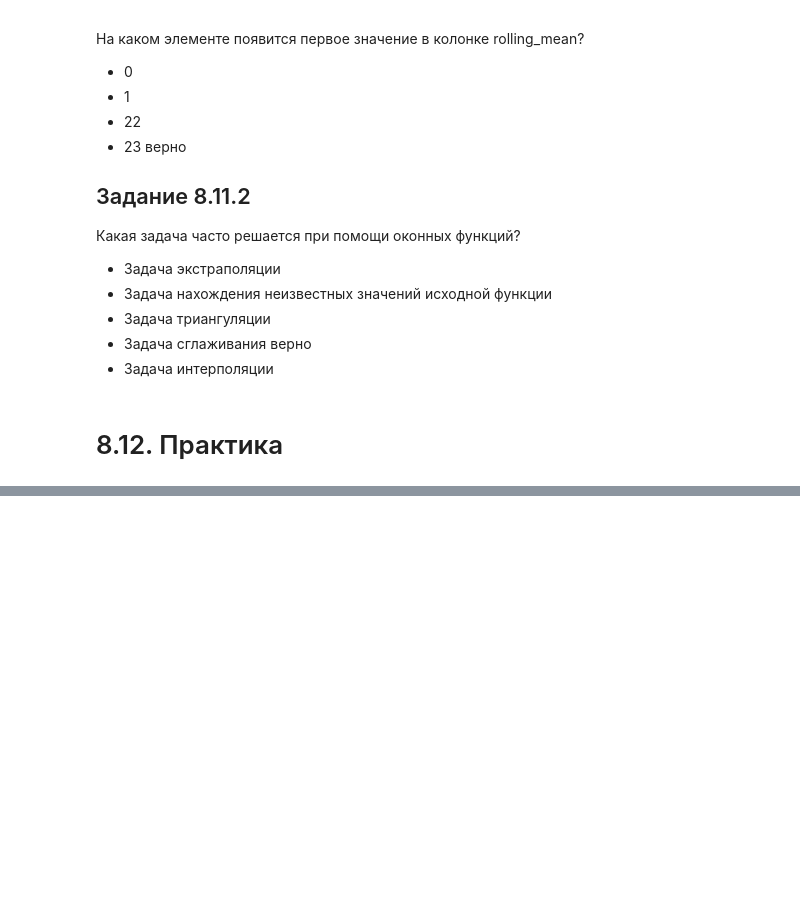
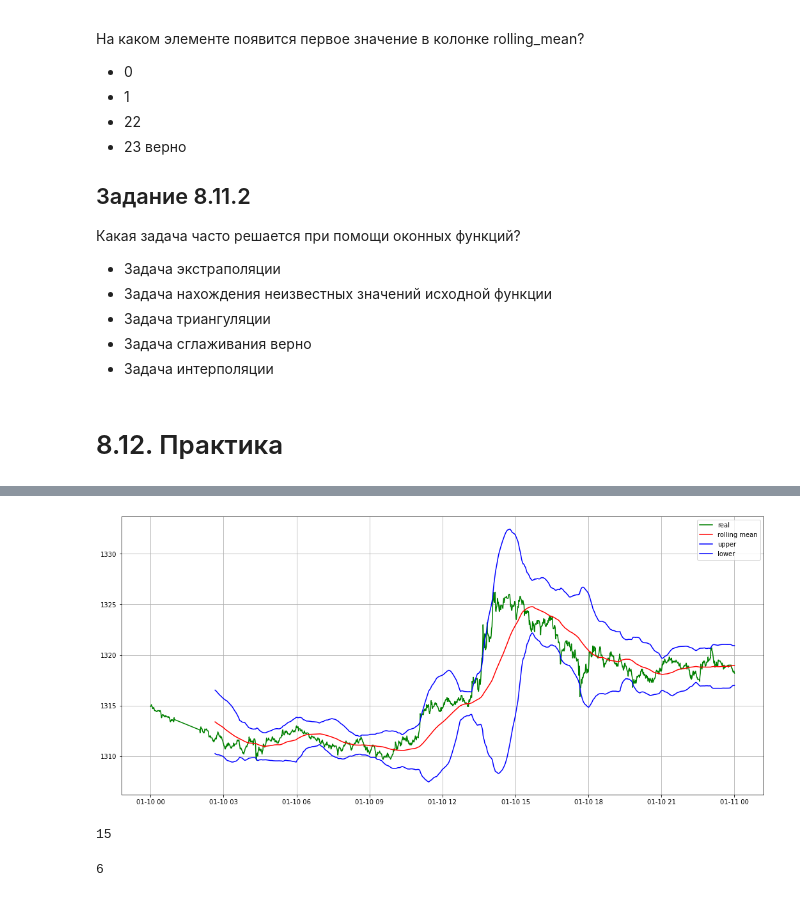
Before and after one commit to IvanRumyantsev/Skillfactory_DST_10, a Jupyter notebook: Юнит 7. Machine Learning в продакшн/ML-8. Временные ряды в машинном обучении/ML-8. Временные ряды в машинном обучении.ipynb, the cells around one changed output, grey strips where cells are left out. Saved outputs shown, nothing was run; the diff lists cells and outputs as text; code cells hidden in the pictures; blank space fills up the shorter version.

```diff
--- a/Юнит 7. Machine Learning в продакшн/ML-8. Временные ряды в машинном обучении/ML-8. Временные ряды в машинном обучении.ipynb
+++ b/Юнит 7. Machine Learning в продакшн/ML-8. Временные ряды в машинном обучении/ML-8. Временные ряды в машинном обучении.ipynb
@@ -870,0 +980,3 @@ df['rolling_mean'] = df.value.rolling(window=23).apply(myMean)
+# %%
+df['upper'] = df['rolling_mean'] + 3*df['rolling_std']
+df['lower'] = df['rolling_mean'] - 3*df['rolling_std']
@@ -870,0 +992,21 @@ df['rolling_mean'] = df.value.rolling(window=23).apply(myMean)
+# %%
+## визуализируем
+f, ax = plt.subplots(figsize=(18, 8))
+ax.plot(df.ts, df.close, c='g') ## исходные данные
+ax.plot(df.ts, df.rolling_mean, c='r') ## оконное среднее
+ax.plot(df.ts, df.upper, c='b') ## upper
+ax.plot(df.ts, df.lower, c='b') ## lower
+
+ax.legend(['real', 'rolling mean', 'upper', 'lower'])
+ax.grid()
+plt.show()
+# %% [output]
+[figure, added]
+# %%
+df[df.close > df.upper].shape[0]
+# %% [output]
+15
+# %%
+df[df.close < df.lower].shape[0]
+# %% [output]
+6
```
Also changed, not shown: parts of 22 cells of this notebook.
